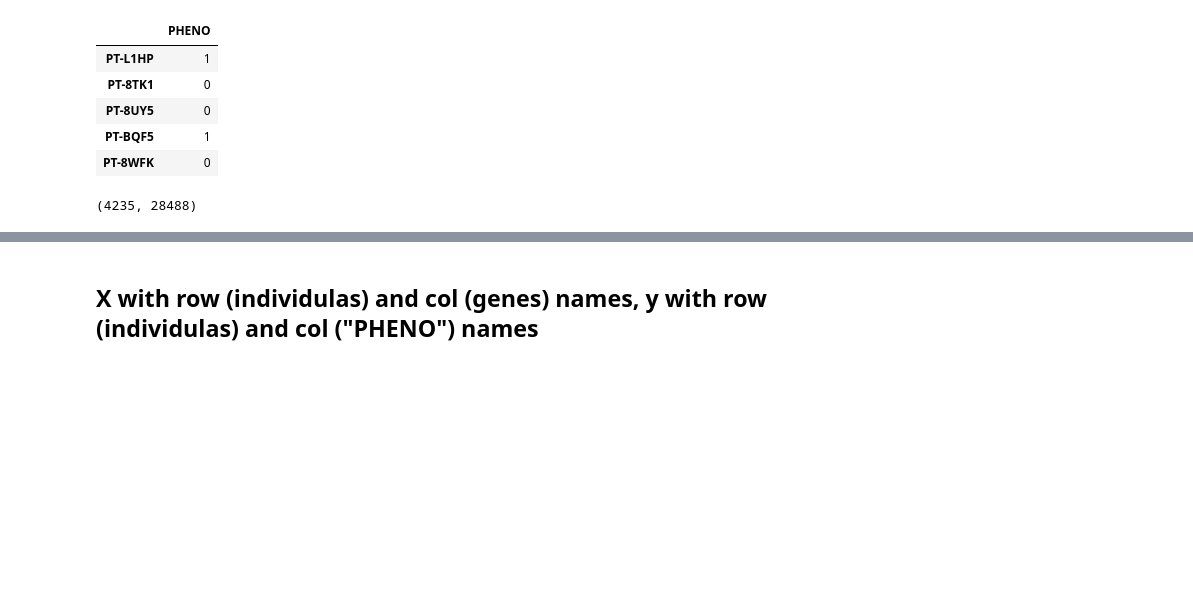
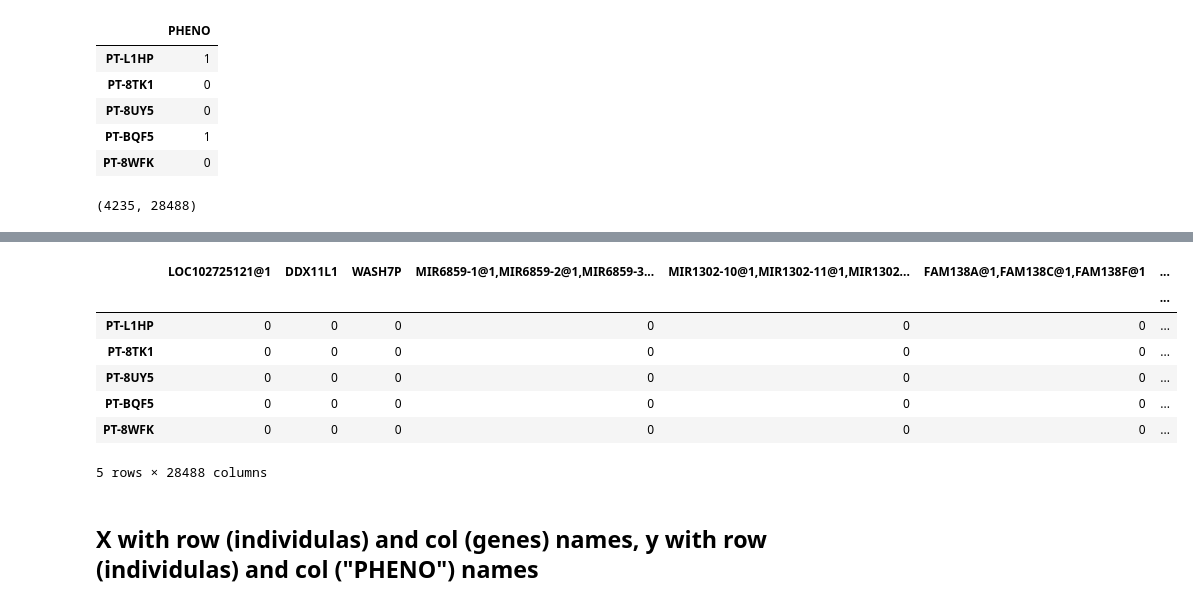
Before and after one commit to gaow/cnv-gene-mapping, a Jupyter notebook: workflow/20190628_Xmatrix.ipynb, the cells around one changed output, grey strips where cells are left out. Cells and saved outputs as stored; diff of their text form; code cells hidden in the pictures; blank space fills up the shorter version.

```diff
--- a/workflow/20190628_Xmatrix.ipynb
+++ b/workflow/20190628_Xmatrix.ipynb
@@ -176,0 +304,3 @@ Xdel.index.name = "IND"
+# %%
+Xdeldup_com = pd.DataFrame(dat, index = list(Xdel_com.index), columns = list(Xdel_com.columns))
+Xdeldup_com.head()
@@ -176,0 +335,4 @@ Xdel.index.name = "IND"
+# %%
+Xdeldup = pd.concat([Xdeldup_com, Xdel_ind, Xdup_ind])
+Xdeldup = Xdeldup.reset_index()
+Xdeldup.head()
@@ -176,0 +347,3 @@ Xdel.index.name = "IND"
+# %%
+Xydeldup = pd.merge(ydeldup, Xdeldup, how = "inner", on = ["index"])
+Xydeldup.head()
@@ -177 +372,16 @@ Xdel.index.name = "IND"
+# %%
+Xdeldup_genename = Xydeldup.drop(columns = ["PHENO"])
+Xdeldup_genename = Xdeldup_genename.set_index("index")
+Xdeldup_genename.index.name = ""
+# %%
+Xdeldup_genename.head()
+# %% [output]
+|  | LOC102725121@1 | DDX11L1 | WASH7P | MIR6859-1@1,MIR6859-2@1,MIR6859-3... | MIR1302-10@1,MIR1302-11@1,MIR1302... | FAM138A@1,FAM138C@1,FAM138F@1 | ... |
+|  |  |  |  |  |  |  | ... |
+| PT-L1HP | 0 | 0 | 0 | 0 | 0 | 0 | ... |
+| PT-8TK1 | 0 | 0 | 0 | 0 | 0 | 0 | ... |
+| PT-8UY5 | 0 | 0 | 0 | 0 | 0 | 0 | ... |
+| PT-BQF5 | 0 | 0 | 0 | 0 | 0 | 0 | ... |
+| PT-8WFK | 0 | 0 | 0 | 0 | 0 | 0 | ... |
+5 rows × 28488 columns
 # %%
```
Also changed, not shown: parts of 41 cells of this notebook, 10 other files.
